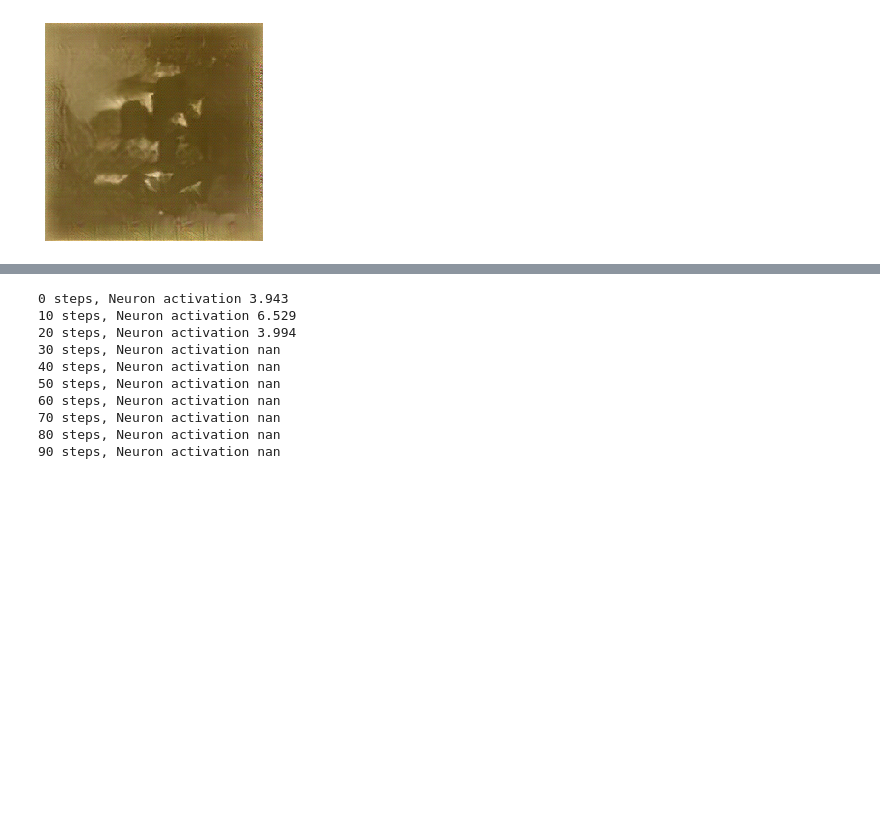
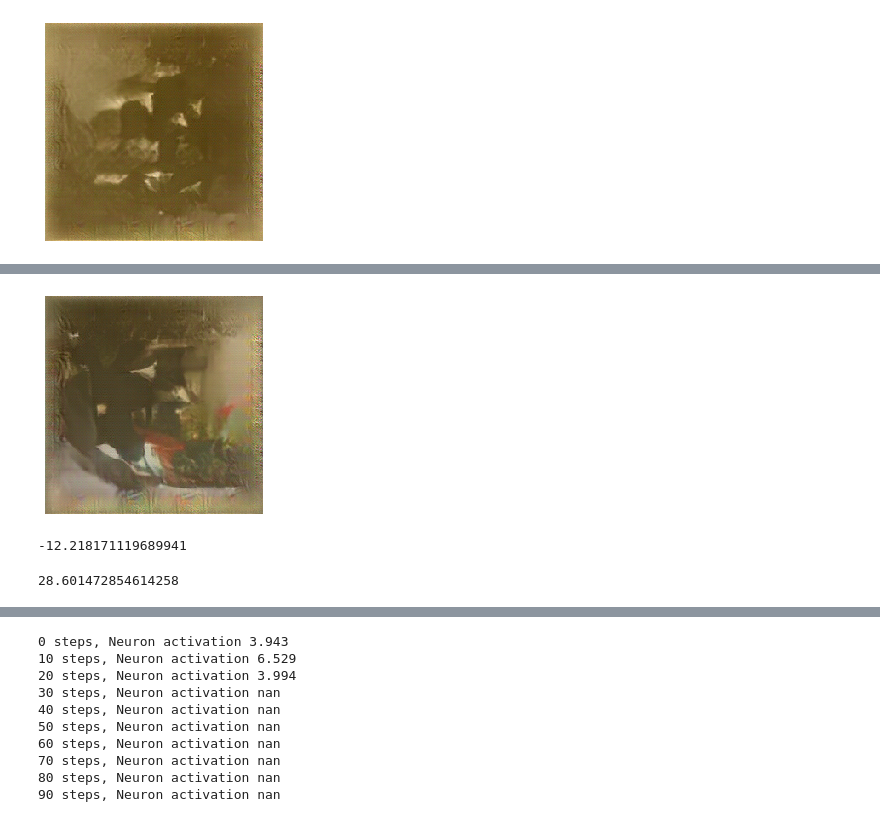
Before and after one commit to Animadversio/Activation-Maximization-for-Visual-System, a Jupyter notebook: Feature_Visualization_Demo.ipynb, the cells around one changed output, grey strips where cells are left out. Drawn from its saved outputs; the diff is of its cells as text; code cells hidden in the pictures; blank space fills up the shorter version.

```diff
--- a/Feature_Visualization_Demo.ipynb
+++ b/Feature_Visualization_Demo.ipynb
@@ -601 +619,15 @@ NameError: name 'optim' is not defined
+# %%
+plt.imshow((deproc_img - deproc_img.min())/(deproc_img.max()-deproc_img.min()))# .view([224,224,3])
+plt.axis('off')
+plt.show()
+# %% [output]
+[figure, added]
+# %%
+fc8_neuron1.data.item()
+# %% [output]
+-12.218171119689941
+# %%
+feat.norm(p=2).data.item()
+# %% [output]
+28.601472854614258
 # %%
```
Also changed, not shown: parts of 3 cells of this notebook.
